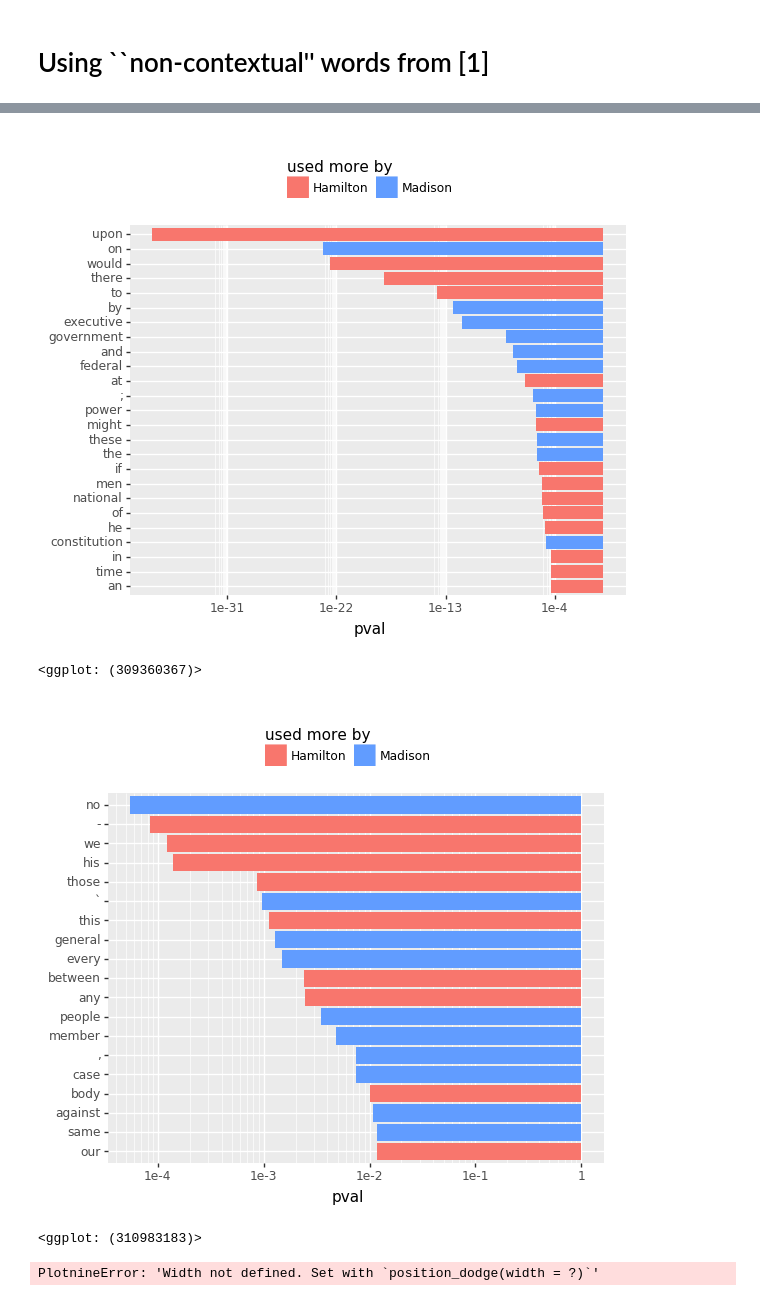
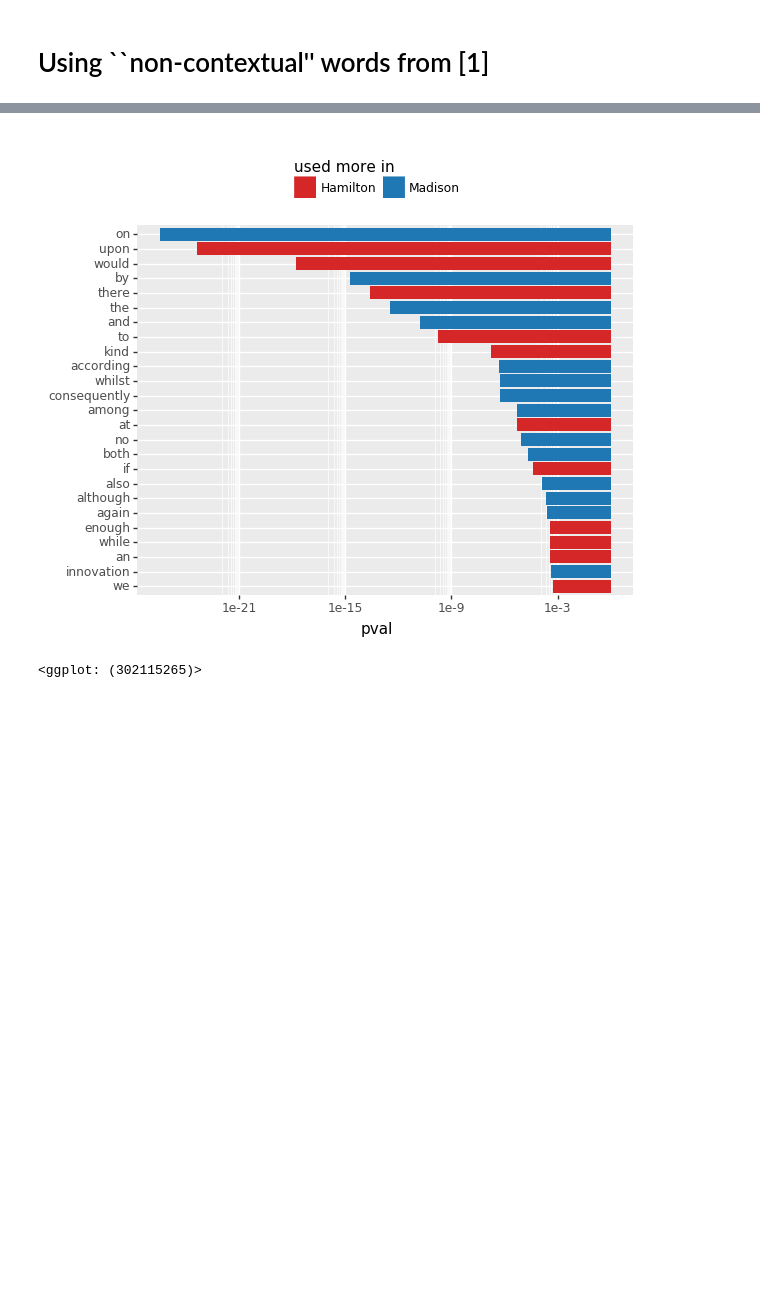
Before and after one commit to alonkipnis/AuthAttLib, a Jupyter notebook: Examples/Authorship_in_the_Federalist.ipynb, the cells around one changed output, grey strips where cells are left out. Saved outputs shown, nothing was run; the diff lists cells and outputs as text; code cells hidden in the pictures; blank space fills up the shorter version.

```diff
--- a/Examples/Authorship_in_the_Federalist.ipynb
+++ b/Examples/Authorship_in_the_Federalist.ipynb
@@ -51,7 +51,6 @@ fed_papers.loc[:,'doc_id'] = fed_papers.paper_no
 train_data = fed_papers[fed_papers.author.isin(['Hamilton','Madison'])]
 model = AuthorshipAttributionMulti(train_data,
                                    vocab_size = 1500, #use 1500 most frequent words in entire collection
-                                   stbl = True, # type of HC
                                    words_to_ignore = punct
                                   )
 # %% [output]
@@ -83,11 +82,11 @@ print( p + ggtitle('LDA of HC scores'))
 data_disputed = fed_papers[fed_papers.author == 'disputed']
 
 # In order to get the results in [1], set LOO=True
-df_disputed = model.stats_list(data_disputed, LOO = False)
+df_disputed = model.stats_list(data_disputed, LOO = True)
 
 # illustrate HC scores
 
-df_all = pd.concat([df, df_disputed], sort = False)
+df_all = pd.concat([df, df_disputed], sort = True)
 
 p = plot_author_pair(df_all, value = 'HC', wrt_authors=['Hamilton','Madison'])
 print(p + ggtitle("HC scored wrt to each corpus"))
@@ -121,13 +120,12 @@ print(p)
 df1 = model.two_author_test('Hamilton','Madison')
 df1 =df1.sort_values('pval')
 
-df_discriminating = df1[~np.isnan(df1.z)]
-
+df_discriminating = df1[~np.isnan(df1.sign)]
 
 
 for i in [0,1,2] :
     k = 25
     p = plot_col(df_discriminating.rename(columns={'feat' : 'term'})[i*k:k*(i+1)],
-                 value='pval',sign='z',wrt_authors=('Hamilton','Madison'))
+                 value='pval',sign='sign',wrt_authors=('Hamilton','Madison'))
     print(p)
 # %% [output]
@@ -183,5 +181,7 @@ def lemmatize_vocab(list_of_words) :
 vocab = lemmatize_vocab(MW_final)
 # %%
 train_data = fed_papers[fed_papers.author.isin(['Hamilton','Madison'])]
-model_NC = AuthorshipAttributionMulti(train_data)
+model_NC = AuthorshipAttributionMulti(train_data,
+                                      vocab = MW_vocab
+                                     )
 # %% [output]
@@ -241,19 +240,17 @@ print(p)
 # %%
 # word discriminating between the two corpora:
 df1 = model_NC.two_author_test('Hamilton','Madison')
 df1 = df1.sort_values('pval')
 
-df_discriminating = df1[~np.isnan(df1.z)]
+df_discriminating = df1[df1.thresh]
 
+n = len(df_discriminating)
 
-for i in [0,1,2] :
+for i in range(int(n/k+0.5)) :
     k = 25
     p = plot_col(df_discriminating.rename(columns={'feat' : 'term'})[i*k:k*(i+1)],
-                 value='pval',sign='z',wrt_authors=('Hamilton','Madison'))
+                 value='pval',sign='sign',wrt_authors=('Hamilton','Madison'))
     print(p)
 # %% [output]
-[figure, old version]
+[figure, new version]
-<ggplot: (309360367)>
+<ggplot: (302115265)>
-[figure, removed]
-<ggplot: (310983183)>
-PlotnineError: 'Width not defined. Set with `position_dodge(width = ?)`'
```
Also changed, not shown: parts of 7 cells of this notebook, 2 other files.
